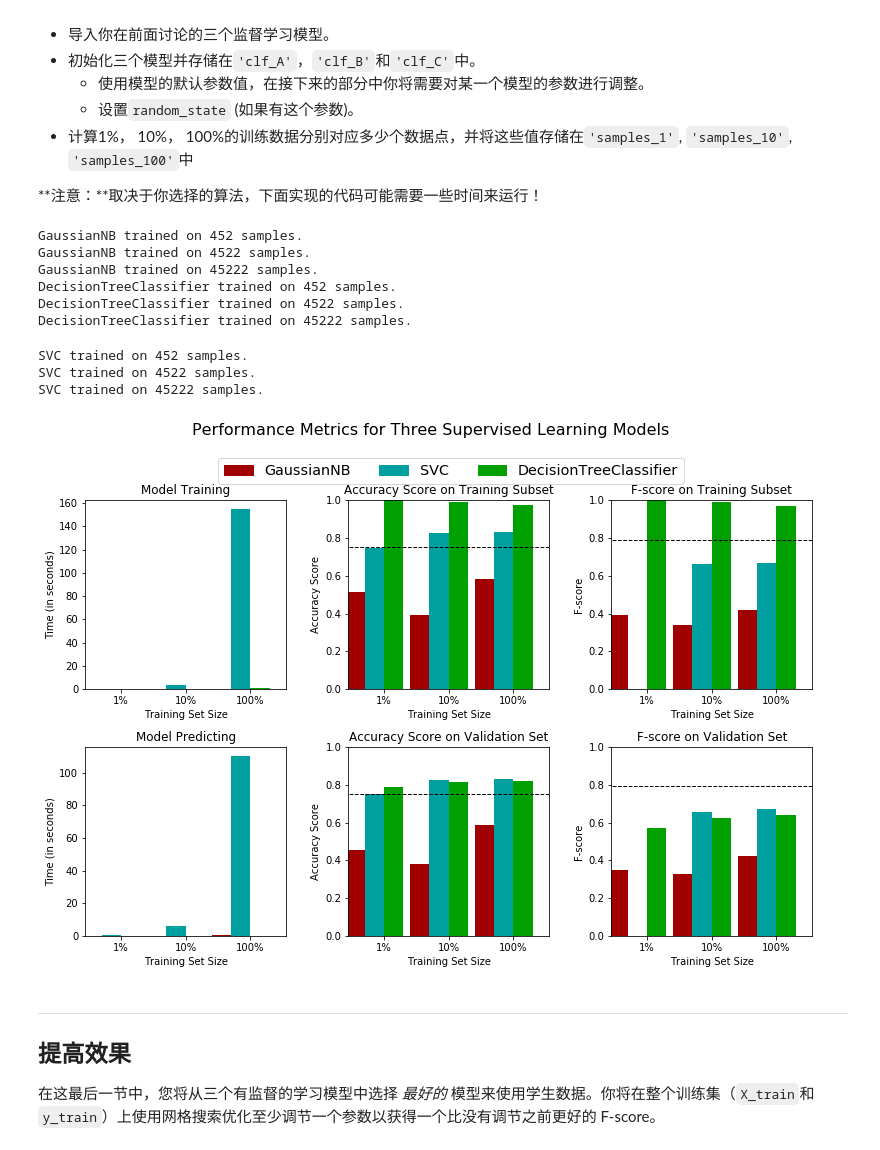
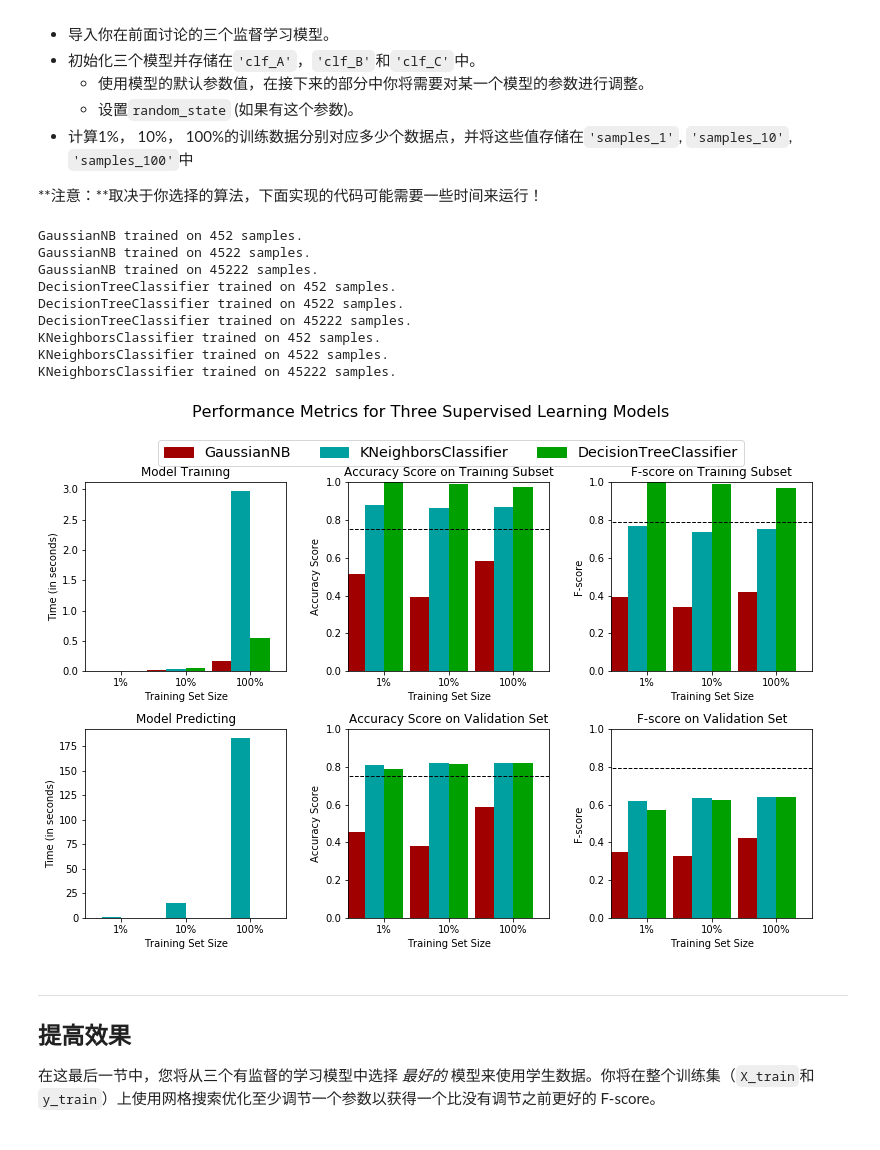
Before and after one commit to luqifeng/finding_donors, a Jupyter notebook: finding_donors.ipynb, the cells around one changed output. Drawn from its saved outputs; the diff is of its cells as text; code cells hidden in the pictures.

```diff
--- a/finding_donors.ipynb
+++ b/finding_donors.ipynb
@@ -204,19 +204,20 @@ $$ F_{\beta} = (1 + \beta^2) \cdot \frac{precision \cdot recall}{\left( \beta^2
 *如果我们选择一个无论什么情况都预测被调查者年收入大于 \$50,000 的模型，那么这个模型在**验证集上**的准确率，查准率，查全率和 F-score是多少？*
 # %%
 #不能使用scikit-learn，你需要根据公式自己实现相关计算。
-
+from sklearn.metrics import fbeta_score, accuracy_score
 #TODO： 计算准确率
-accuracy = 1.*(y_test == 0).sum()/len(y_test)
+accuracy = 1.*(y_val == 0).sum()/len(y_val)
 
 # TODO： 计算查准率 Precision
-precision = 1.*(y_test == 0).sum()/len(y_test)
+precision = 1.*(y_val == 0).sum()/len(y_val)
 
 # TODO： 计算查全率 Recall
-recall = 1
+recall = 1.*(y_val == 0).sum()/(y_val == 0).sum()
 
 # TODO： 使用上面的公式，设置beta=0.5，计算F-score
 fscore = 1.*(1+0.5**2)*precision*recall/(0.5**2*precision+recall)
-
+#fscore = fbeta_score(y_val==0,y_val*0==0,0.5)
+#print y_val==0
 # 打印结果
 print "Naive Predictor on validation data: \n \
     Accuracy score: {:.4f} \n \
@@ -390,39 +391,39 @@ def train_predict(learner, sample_size, X_train, y_train, X_val, y_val):
 # %%
 # TODO：从sklearn中导入三个监督学习模型
 from sklearn import tree
 from sklearn.naive_bayes import GaussianNB
-from sklearn import svm
+from sklearn import svm,neighbors
 # TODO：初始化三个模型
 clf_A = GaussianNB()
 clf_B = tree.DecisionTreeClassifier()
-clf_C = svm.SVC()
-
+#clf_C = svm.SVC()
+clf_C = neighbors.KNeighborsClassifier()
 # TODO：计算1%， 10%， 100%的训练数据分别对应多少点
 samples_1 = int(len(income)*.01)
 samples_10 = int(len(income)*.1)
 samples_100 = len(income)
 
 # 收集学习器的结果
 results = {}
 for clf in [clf_A, clf_B, clf_C]:
     clf_name = clf.__class__.__name__
     results[clf_name] = {}
     for i, samples in enumerate([samples_1, samples_10, samples_100]):
         results[clf_name][i] = train_predict(clf, samples, X_train, y_train, X_val, y_val)
 
 # 对选择的三个模型得到的评价结果进行可视化
 vs.evaluate(results, accuracy, fscore)
 # %% [output]
 GaussianNB trained on 452 samples.
 GaussianNB trained on 4522 samples.
 GaussianNB trained on 45222 samples.
 DecisionTreeClassifier trained on 452 samples.
 DecisionTreeClassifier trained on 4522 samples.
 DecisionTreeClassifier trained on 45222 samples.
+KNeighborsClassifier trained on 452 samples.
+KNeighborsClassifier trained on 4522 samples.
+KNeighborsClassifier trained on 45222 samples.
-SVC trained on 452 samples.
-SVC trained on 4522 samples.
-SVC trained on 45222 samples.
-[figure, old version]
+[figure, new version]
 # %% [markdown]
 ----
 ## 提高效果
```
Also changed, not shown: parts of 17 cells of this notebook, 1 other file.
